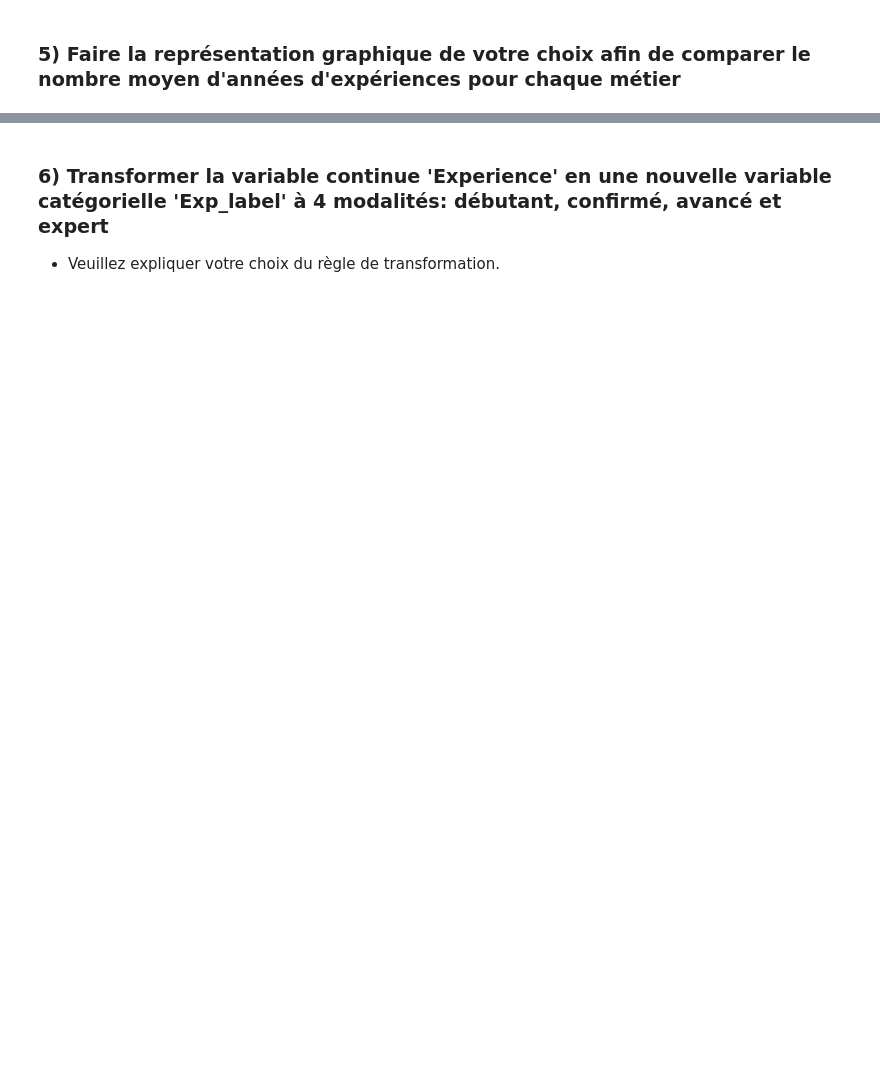
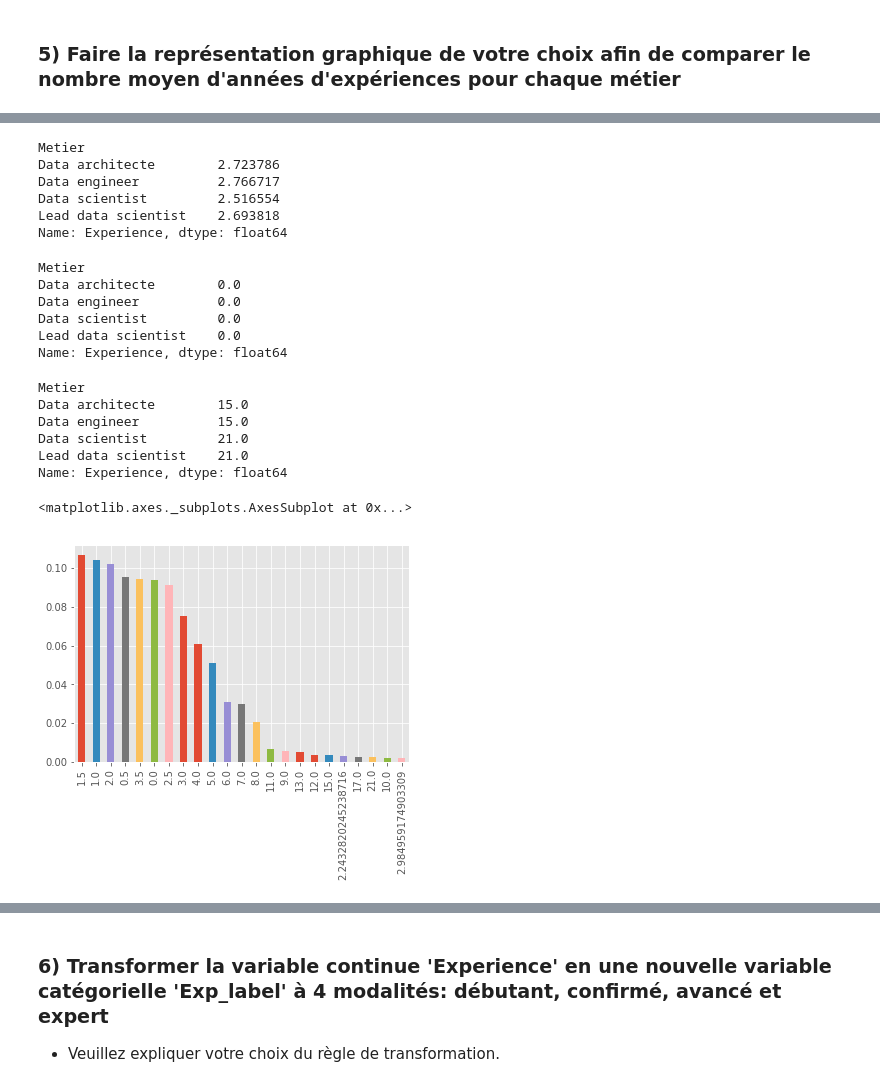
Before and after one commit to AngeKouame/AGILA-DATASET, a Jupyter notebook: Test_Technique_ML.ipynb, the cells around one changed output, grey strips where cells are left out. Cells and saved outputs as stored; diff of their text form; code cells hidden in the pictures; blank space fills up the shorter version.

```diff
--- a/Test_Technique_ML.ipynb
+++ b/Test_Technique_ML.ipynb
@@ -49,0 +172,32 @@ df =
+# %%
+df.groupby('Metier')['Experience'].std()
+# %% [output]
+Metier
+Data architecte        2.723786
+Data engineer          2.766717
+Data scientist         2.516554
+Lead data scientist    2.693818
+Name: Experience, dtype: float64
+# %%
+df.groupby('Metier')['Experience'].min()
+# %% [output]
+Metier
+Data architecte        0.0
+Data engineer          0.0
+Data scientist         0.0
+Lead data scientist    0.0
+Name: Experience, dtype: float64
+# %%
+df.groupby('Metier')['Experience'].max()
+# %% [output]
+Metier
+Data architecte        15.0
+Data engineer          15.0
+Data scientist         21.0
+Lead data scientist    21.0
+Name: Experience, dtype: float64
+# %%
+(df['Experience'].sort_values(ascending=True).value_counts()/df.shape[0]).plot(kind='bar')
+# %% [output]
+<matplotlib.axes._subplots.AxesSubplot at 0x...>
+[figure, added]
```
Also changed, not shown: parts of 25 cells of this notebook.
